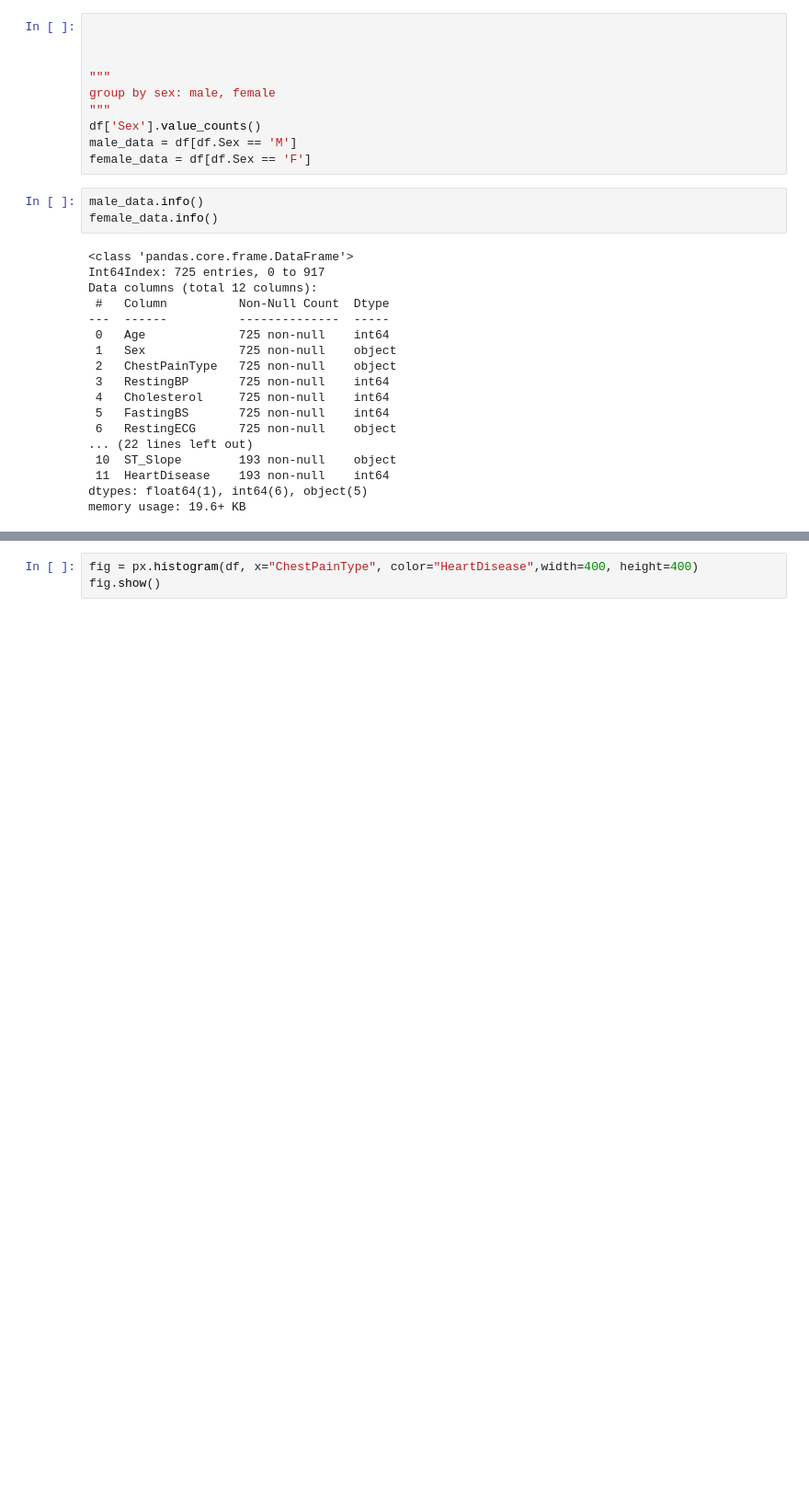
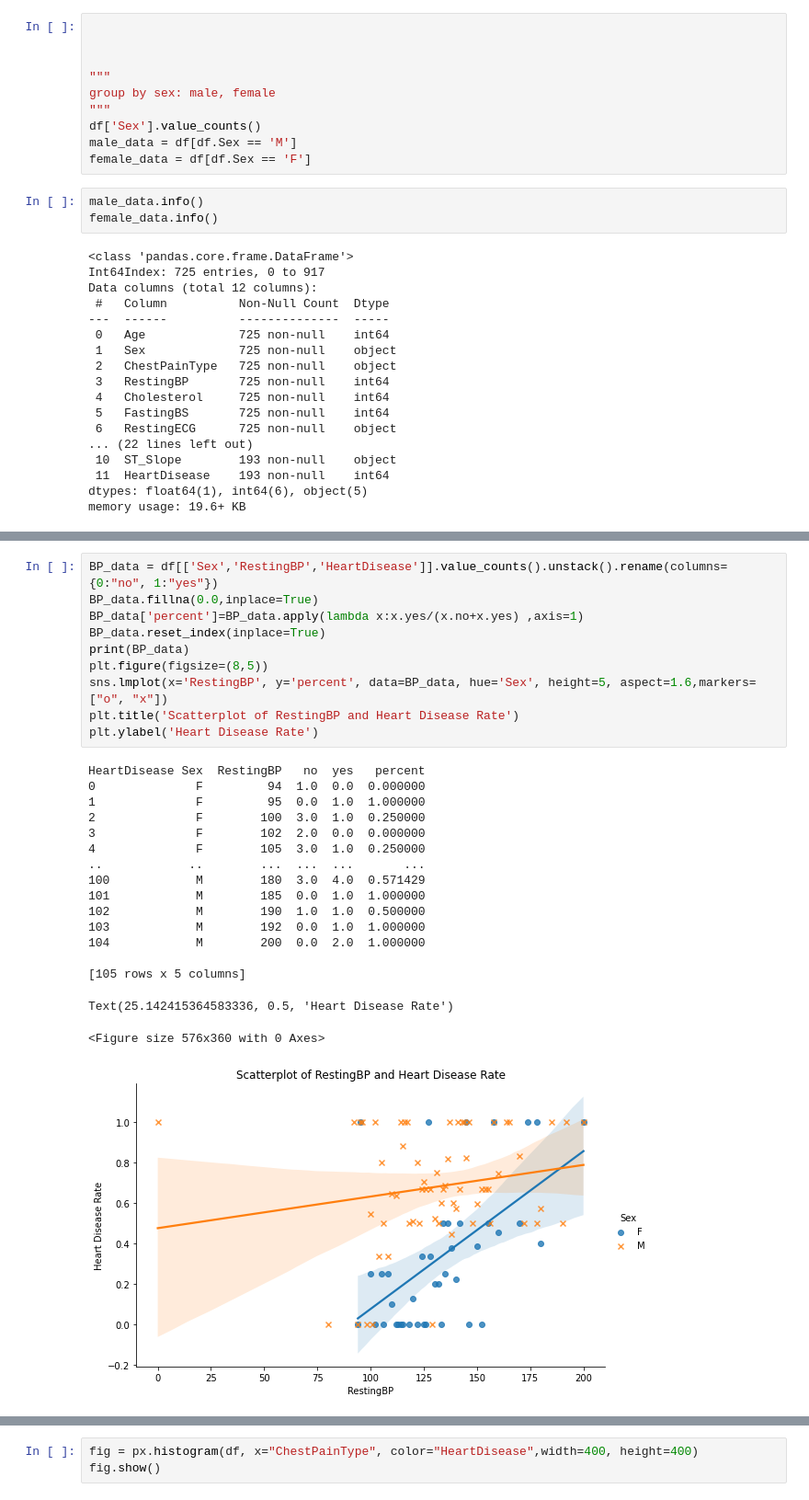
Before and after one commit to rskpdev/ECE-143-Project, a Jupyter notebook: notebooks/ece143project.ipynb, the cells around one changed output, grey strips where cells are left out. Shown at 92% size. Saved outputs shown, nothing was run; the diff lists cells and outputs as text; blank space fills up the shorter version.

```diff
--- a/notebooks/ece143project.ipynb
+++ b/notebooks/ece143project.ipynb
@@ -284,0 +292,28 @@ female_data.describe()
+# %%
+BP_data = df[['Sex','RestingBP','HeartDisease']].value_counts().unstack().rename(columns={0:"no", 1:"yes"})
+BP_data.fillna(0.0,inplace=True)
+BP_data['percent']=BP_data.apply(lambda x:x.yes/(x.no+x.yes) ,axis=1)
+BP_data.reset_index(inplace=True)
+print(BP_data)
+plt.figure(figsize=(8,5))
+sns.lmplot(x='RestingBP', y='percent', data=BP_data, hue='Sex', height=5, aspect=1.6,markers=["o", "x"])
+plt.title('Scatterplot of RestingBP and Heart Disease Rate')
+plt.ylabel('Heart Disease Rate')
+# %% [output]
+HeartDisease Sex  RestingBP   no  yes   percent
+0              F         94  1.0  0.0  0.000000
+1              F         95  0.0  1.0  1.000000
+2              F        100  3.0  1.0  0.250000
+3              F        102  2.0  0.0  0.000000
+4              F        105  3.0  1.0  0.250000
+..            ..        ...  ...  ...       ...
+100            M        180  3.0  4.0  0.571429
+101            M        185  0.0  1.0  1.000000
+102            M        190  1.0  1.0  0.500000
+103            M        192  0.0  1.0  1.000000
+104            M        200  0.0  2.0  1.000000
+
+[105 rows x 5 columns]
+Text(25.142415364583336, 0.5, 'Heart Disease Rate')
+<Figure size 576x360 with 0 Axes>
+[figure, added]
```
Also changed, not shown: parts of 8 cells of this notebook.
